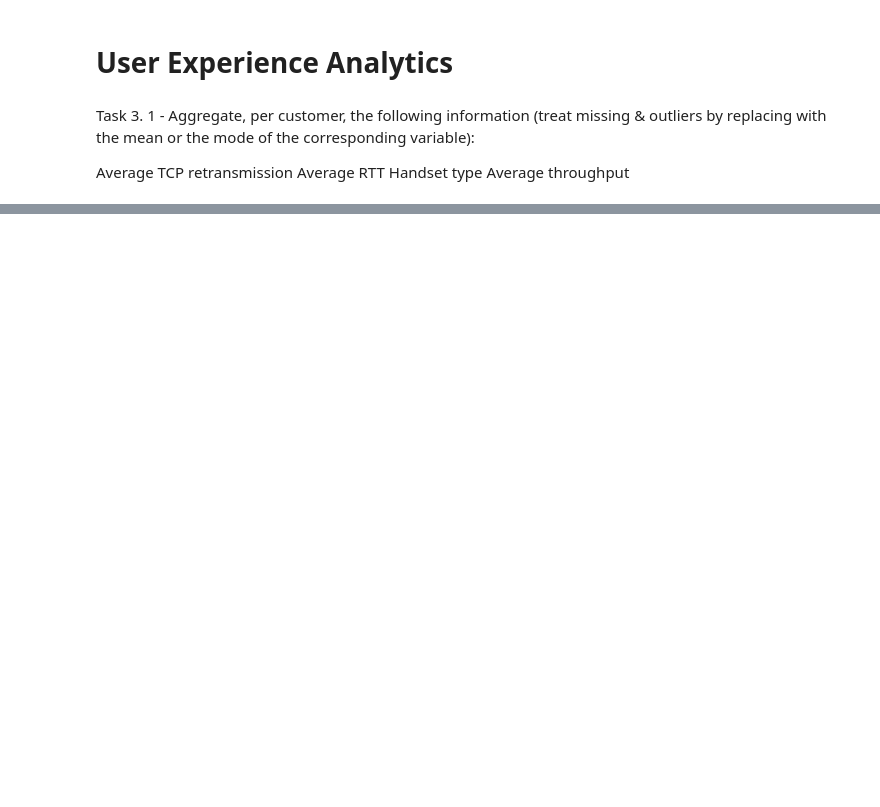
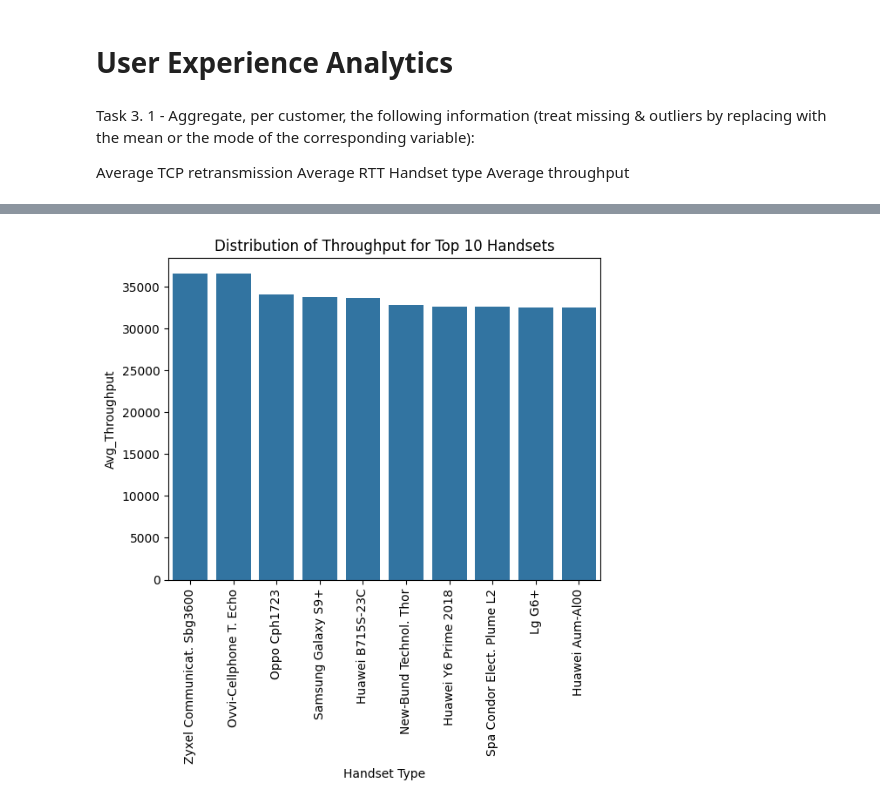
Before and after one commit to ab3lT/10-Academy-Week-2, a Jupyter notebook: notebook/experience_alaytics.ipynb, the cells around one changed output, grey strips where cells are left out. Drawn from its saved outputs; the diff is of its cells as text; code cells hidden in the pictures; blank space fills up the shorter version.

```diff
--- a/notebook/experience_alaytics.ipynb
+++ b/notebook/experience_alaytics.ipynb
@@ -29,0 +95,5 @@ analytics = ExperienceAnalytics(data)
+# %%
+# Average througput per top 10 handset
+analytics.plot_distribution(metric='Throughput')
+# %% [output]
+[figure, added]
```
Also changed, not shown: parts of 5 cells of this notebook.
